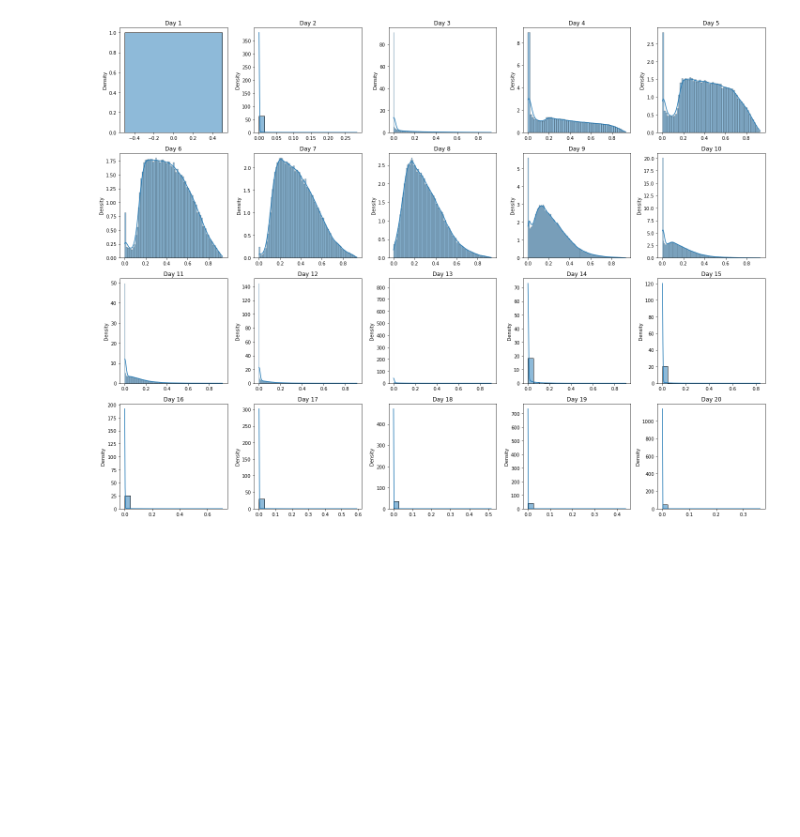
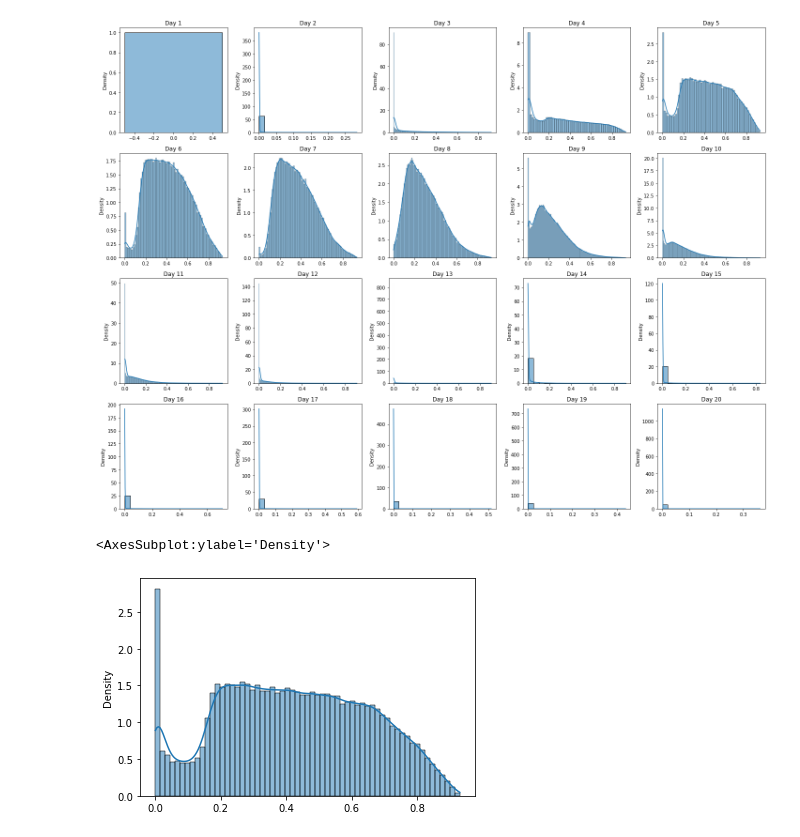
Before and after one commit to WhiffleFish/EpidemicModeling, a Jupyter notebook: InfectiousnessDistributions.ipynb, the cells around one changed output. Cells and saved outputs as stored; diff of their text form; code cells hidden in the pictures; blank space fills up the shorter version.

```diff
--- a/InfectiousnessDistributions.ipynb
+++ b/InfectiousnessDistributions.ipynb
@@ -39,3 +40,8 @@ for i, ax in enumerate(axes.flatten()):
 plt.tight_layout()
 # %% [output]
 [figure]
+# %%
+sns.histplot(data[:,5], kde=True, stat='density')
+# %% [output]
+<AxesSubplot:ylabel='Density'>
+[figure, added]
```
Also changed, not shown: parts of 2 cells of this notebook, 4 other files.
